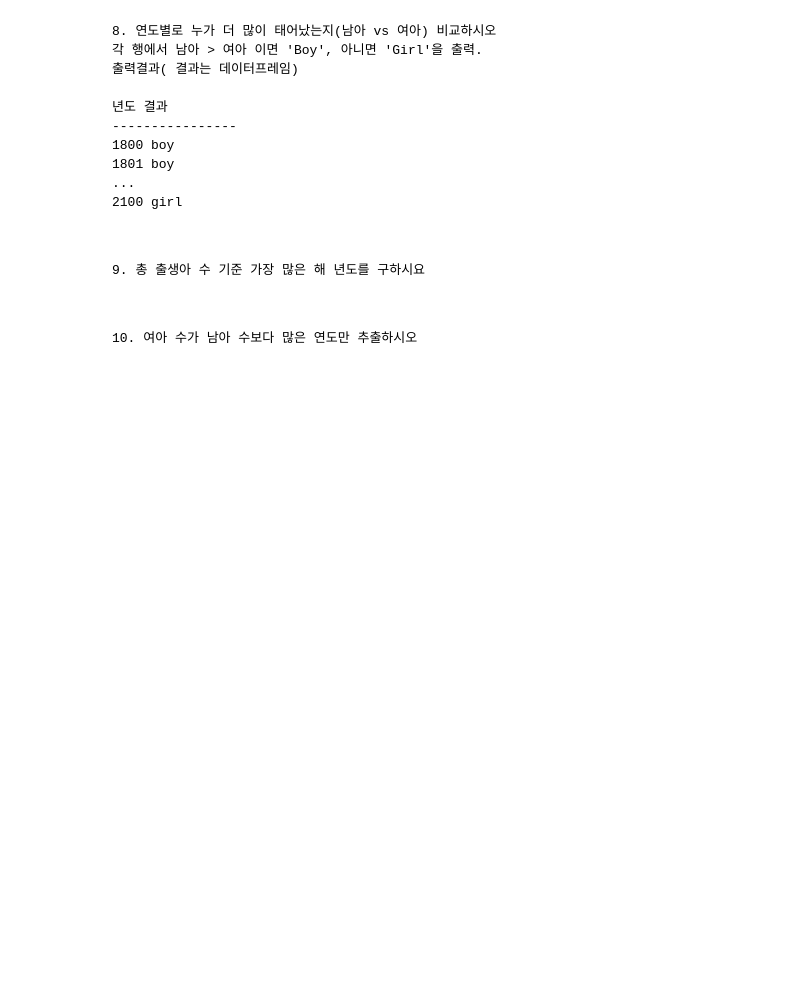
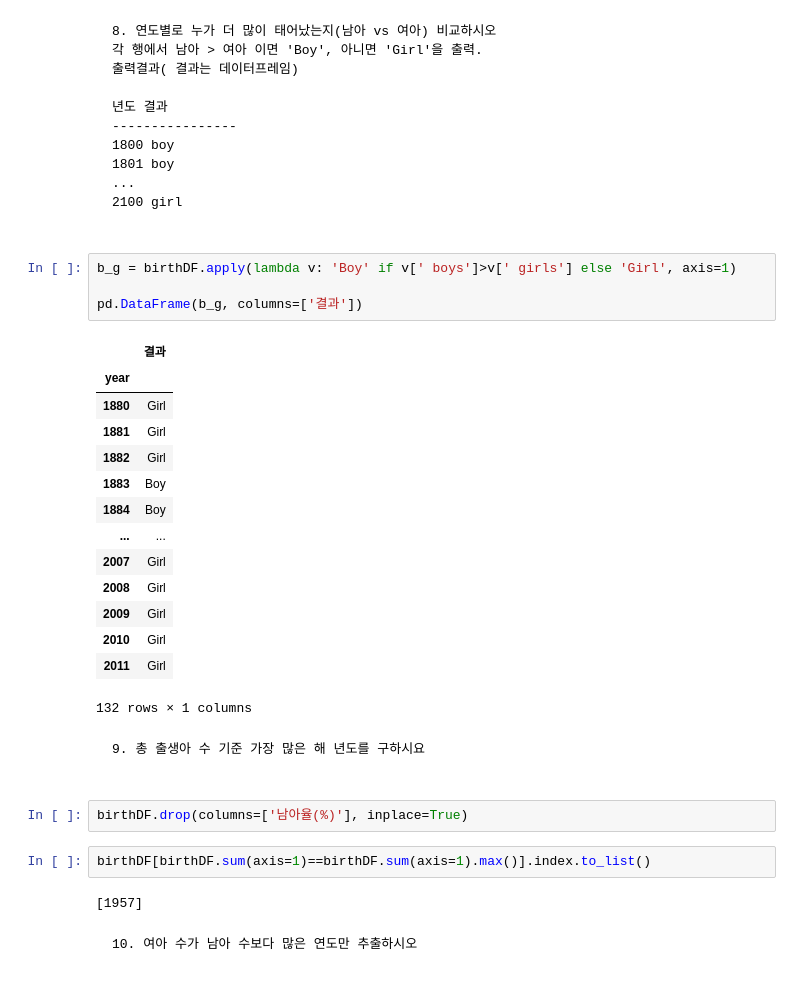
Before and after one commit to narirla/Pandas, a Jupyter notebook: 과제/4일차/4일차과제.ipynb, the cells around one changed output. Drawn from its saved outputs; the diff is of its cells as text; blank space fills up the shorter version.

````diff
--- a/과제/4일차/4일차과제.ipynb
+++ b/과제/4일차/4일차과제.ipynb
@@ -155,9 +170,34 @@ c_avg
 1801 boy
 ...
 2100 girl
+# %%
+b_g = birthDF.apply(lambda v: 'Boy' if v[' boys']>v[' girls'] else 'Girl', axis=1)
+
+pd.DataFrame(b_g, columns=['결과'])
+# %% [output]
+|  | 결과 |
+| year |  |
+| 1880 | Girl |
+| 1881 | Girl |
+| 1882 | Girl |
+| 1883 | Boy |
+| 1884 | Boy |
+| ... | ... |
+| 2007 | Girl |
+| 2008 | Girl |
+| 2009 | Girl |
+| 2010 | Girl |
+| 2011 | Girl |
+132 rows × 1 columns
 # %% [markdown]
 ```text
 9. 총 출생아 수 기준 가장 많은 해 년도를 구하시요
+# %%
+birthDF.drop(columns=['남아율(%)'], inplace=True)
+# %%
+birthDF[birthDF.sum(axis=1)==birthDF.sum(axis=1).max()].index.to_list()
+# %% [output]
+[1957]
 # %% [markdown]
 ```text
 10. 여아 수가 남아 수보다 많은 연도만 추출하시오
````
Also changed, not shown: parts of 9 cells of this notebook, 2 other files.
